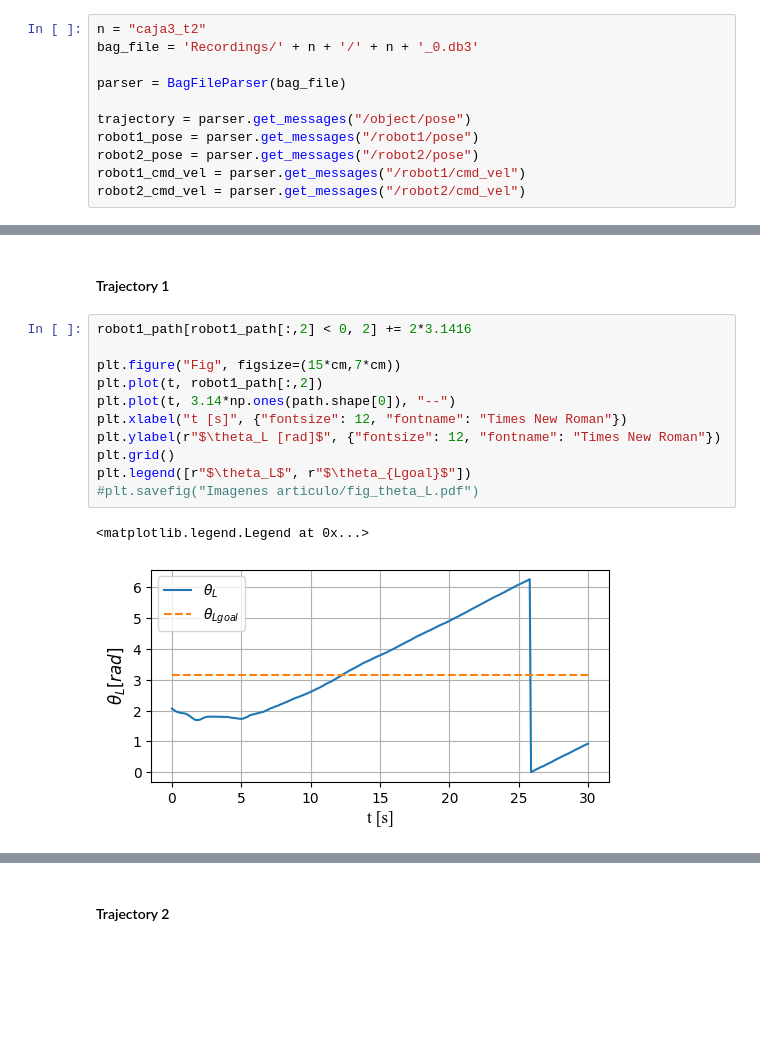
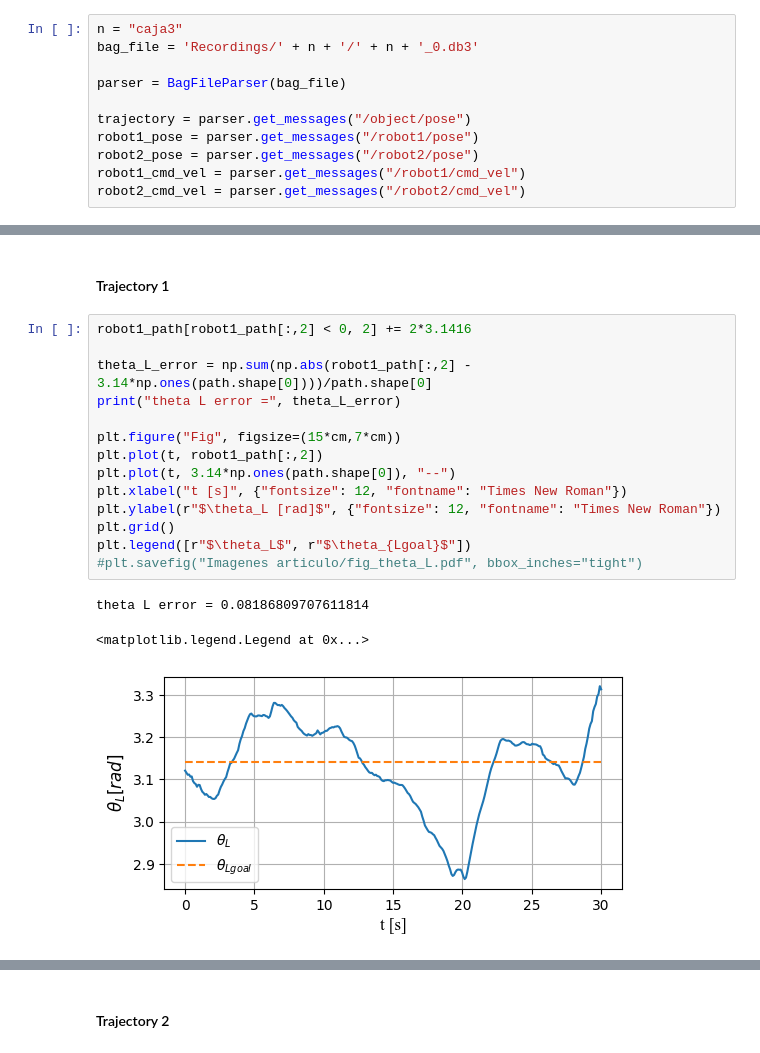
Before and after one commit to alejotoro-o/multi-robot-ueia, a Jupyter notebook: ros_bag_read.ipynb, the cells around one changed output, grey strips where cells are left out. Cells and saved outputs as stored; diff of their text form; blank space fills up the shorter version.

```diff
--- a/ros_bag_read.ipynb
+++ b/ros_bag_read.ipynb
@@ -30,7 +30,7 @@ class BagFileParser():
         # Deserialise all and timestamp them
         return [ (timestamp,deserialize_message(data, self.topic_msg_message[topic_name])) for timestamp,data in rows]
 # %%
-n = "caja3_t2"
+n = "caja3"
 bag_file = 'Recordings/' + n + '/' + n + '_0.db3'
 
 parser = BagFileParser(bag_file)
@@ -174,16 +189,20 @@ plt.legend(["$d$", "$d_{goal}$"])
 #### Trajectory 1
 # %%
 robot1_path[robot1_path[:,2] < 0, 2] += 2*3.1416
+
+theta_L_error = np.sum(np.abs(robot1_path[:,2] - 3.14*np.ones(path.shape[0])))/path.shape[0]
+print("theta L error =", theta_L_error)
 
 plt.figure("Fig", figsize=(15*cm,7*cm))
 plt.plot(t, robot1_path[:,2])
 plt.plot(t, 3.14*np.ones(path.shape[0]), "--")
 plt.xlabel("t [s]", {"fontsize": 12, "fontname": "Times New Roman"})
 plt.ylabel(r"$\theta_L [rad]$", {"fontsize": 12, "fontname": "Times New Roman"})
 plt.grid()
 plt.legend([r"$\theta_L$", r"$\theta_{Lgoal}$"])
-#plt.savefig("Imagenes articulo/fig_theta_L.pdf")
+#plt.savefig("Imagenes articulo/fig_theta_L.pdf", bbox_inches="tight")
 # %% [output]
-<matplotlib.legend.Legend at 0x...>
+theta L error = 0.08186809707611814
+<matplotlib.legend.Legend at 0x...>
-[figure, old version]
+[figure, new version]
 # %%
```
Also changed, not shown: parts of 12 cells of this notebook.
